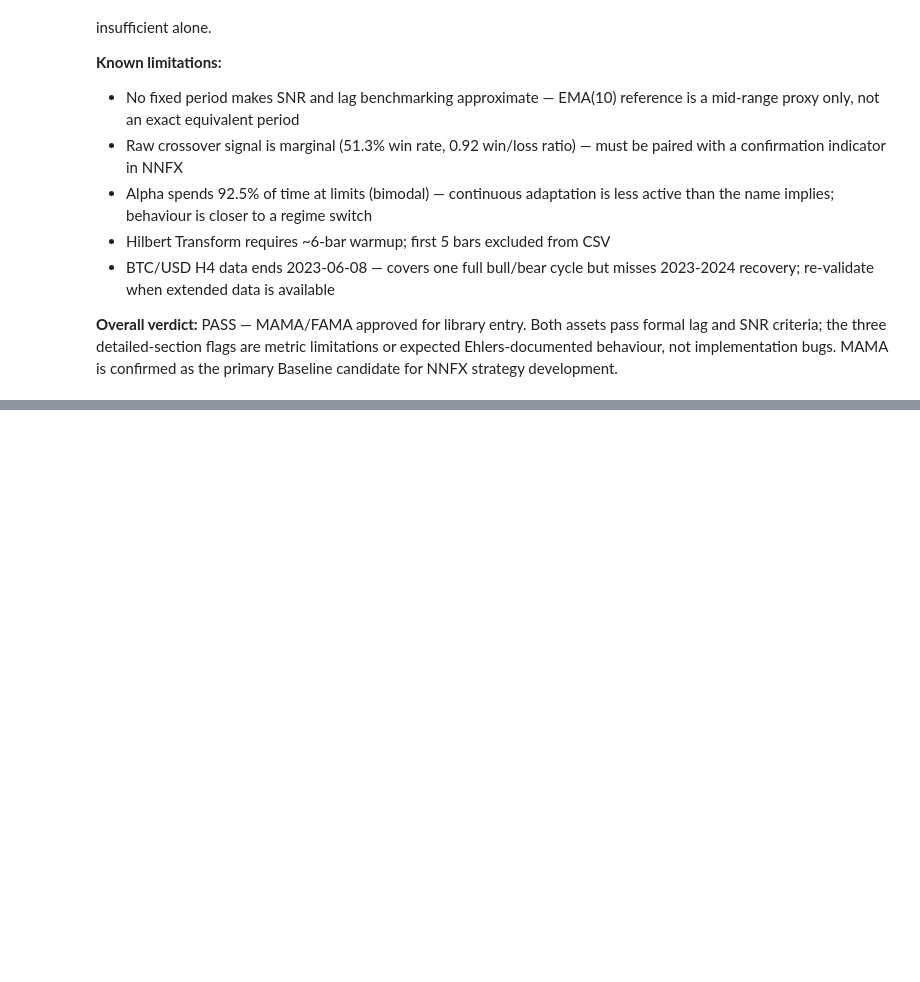
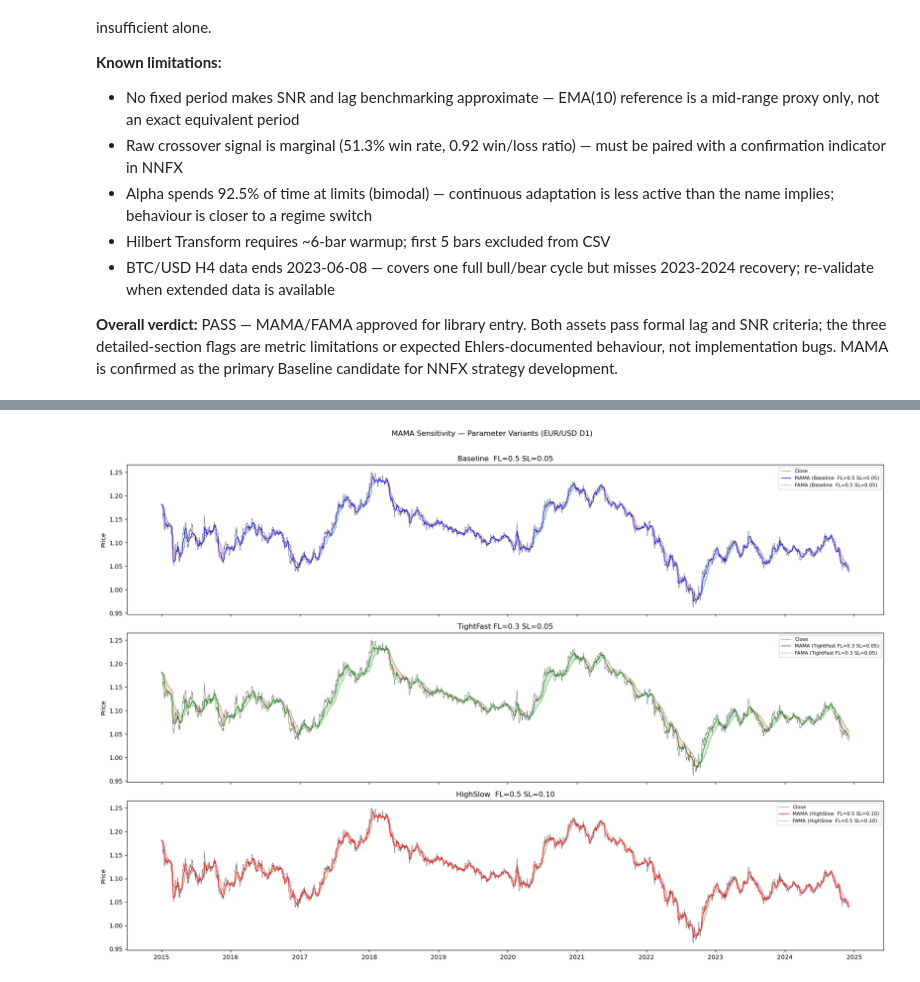
Before and after one commit to eyalperel/fx-trading-systems, a Jupyter notebook: analysis/notebooks/MAMA_Analysis.ipynb, the cells around one changed output, grey strips where cells are left out. Saved outputs shown, nothing was run; the diff lists cells and outputs as text; code cells hidden in the pictures; blank space fills up the shorter version.

Commit message:
feat: Week 7 Day 5 — MAMA/FAMA sensitivity analysis complete, defaults confirmed

```diff
--- a/analysis/notebooks/MAMA_Analysis.ipynb
+++ b/analysis/notebooks/MAMA_Analysis.ipynb
@@ -666,3 +666,96 @@ before entry — raw crossover win/loss ratio (0.92) is insufficient alone.
 formal lag and SNR criteria; the three detailed-section flags are metric limitations
 or expected Ehlers-documented behaviour, not implementation bugs. MAMA is confirmed
 as the primary Baseline candidate for NNFX strategy development.
+# %%
+## Section 9 — Sensitivity Analysis: FastLimit and SlowLimit
+
+# ── Load all three variants ───────────────────────────────────────────────────
+BASE_CSV  = 'C:/Users/eyalp/Documents/fx-trading-systems/data/fx/MAMA_EURUSD_D1.csv'
+FL03_CSV  = 'C:/Users/eyalp/Documents/fx-trading-systems/data/fx/MAMA_EURUSD_FL03.csv'
+SL10_CSV  = 'C:/Users/eyalp/Documents/fx-trading-systems/data/fx/MAMA_EURUSD_SL10.csv'
+
+df_base = load_mama_csv(BASE_CSV, asset='FX')
+df_fl03 = load_mama_csv(FL03_CSV, asset='FX')
+df_sl10 = load_mama_csv(SL10_CSV, asset='FX')
+
+variants = {
+    'Baseline  FL=0.5 SL=0.05' : df_base,
+    'TightFast FL=0.3 SL=0.05' : df_fl03,
+    'HighSlow  FL=0.5 SL=0.10' : df_sl10,
+}
+
+# ── Crossover analysis for each variant ──────────────────────────────────────
+FORWARD_BARS = 20
+
+def crossover_stats(df, label):
+    mama_above  = df['MAMA'] > df['FAMA']
+    crossovers  = mama_above.astype(int).diff().fillna(0)
+    bull_idx    = df.index[crossovers ==  1]
+    bear_idx    = df.index[crossovers == -1]
+    total       = len(bull_idx) + len(bear_idx)
+    avg_interval = len(df) / max(total, 1)
+
+    bull_moves = measure_forward_move(bull_idx, +1, df['Close'])
+    bear_moves = measure_forward_move(bear_idx, -1, df['Close'])
+    all_moves  = bull_moves + bear_moves
+
+    wins   = [m for m in all_moves if m >  0]
+    losses = [m for m in all_moves if m <= 0]
+    win_rate  = len(wins) / len(all_moves) * 100 if all_moves else 0
+    avg_win   = np.mean(wins)   if wins   else 0
+    avg_loss  = np.mean(losses) if losses else 0
+    wl_ratio  = avg_win / abs(avg_loss) if avg_loss != 0 else float('nan')
+
+    return {
+        'label'       : label,
+        'crossovers'  : total,
+        'avg_interval': avg_interval,
+        'win_rate'    : win_rate,
+        'avg_win_bps' : avg_win,
+        'avg_loss_bps': avg_loss,
+        'wl_ratio'    : wl_ratio,
+    }
+
+results = [crossover_stats(df, lbl) for lbl, df in variants.items()]
+
+# ── Print comparison table ────────────────────────────────────────────────────
+print(f'{"Variant":<30} {"Crosses":>8} {"AvgInt":>8} {"WinRate":>9} {"AvgWin":>9} {"AvgLoss":>9} {"W/L":>6}')
+print('-' * 85)
+for r in results:
+    print(f'{r["label"]:<30} {r["crossovers"]:>8} {r["avg_interval"]:>8.1f} '
+          f'{r["win_rate"]:>8.1f}% {r["avg_win_bps"]:>9.1f} '
+          f'{r["avg_loss_bps"]:>9.1f} {r["wl_ratio"]:>6.2f}')
+
+# ── Visual: MAMA overlay comparison ──────────────────────────────────────────
+fig, axes = plt.subplots(3, 1, figsize=(18, 12), sharex=True)
+
+colors = {'Baseline  FL=0.5 SL=0.05': 'blue',
+          'TightFast FL=0.3 SL=0.05': 'green',
+          'HighSlow  FL=0.5 SL=0.10': 'red'}
+
+for ax, (lbl, df) in zip(axes, variants.items()):
+    ax.plot(df.index, df['Close'], color='black', linewidth=0.6, alpha=0.6, label='Close')
+    ax.plot(df.index, df['MAMA'],  color=colors[lbl], linewidth=1.0, label=f'MAMA ({lbl})')
+    ax.plot(df.index, df['FAMA'],  color=colors[lbl], linewidth=0.8,
+            linestyle='--', alpha=0.6, label=f'FAMA ({lbl})')
+    ax.fill_between(df.index, df['MAMA'], df['FAMA'],
+                    where=df['MAMA'] >= df['FAMA'], alpha=0.15, color='green')
+    ax.fill_between(df.index, df['MAMA'], df['FAMA'],
+                    where=df['MAMA'] <  df['FAMA'], alpha=0.15, color='red')
+    ax.set_title(lbl)
+    ax.legend(loc='upper right', fontsize=8)
+    ax.set_ylabel('Price')
+
+axes[-1].xaxis.set_major_formatter(mdates.DateFormatter('%Y'))
+plt.suptitle('MAMA Sensitivity — Parameter Variants (EUR/USD D1)', y=1.01)
+plt.tight_layout()
+plt.savefig('MAMA_Sensitivity.png', dpi=150)
+plt.show()
+
+# ── Recommendation ────────────────────────────────────────────────────────────
+print('\nSensitivity recommendation:')
+best = max(results, key=lambda r: r['wl_ratio'])
+print(f'  Best W/L ratio : {best["label"]}  ({best["wl_ratio"]:.2f})')
+best_wr = max(results, key=lambda r: r['win_rate'])
+print(f'  Best win rate  : {best_wr["label"]}  ({best_wr["win_rate"]:.1f}%)')
+# %% [output]
@@ -668,0 +770 @@ as the primary Baseline candidate for NNFX strategy development.
+[figure, added]
```
Also changed, not shown: parts of 2 cells of this notebook, 1 other file.
